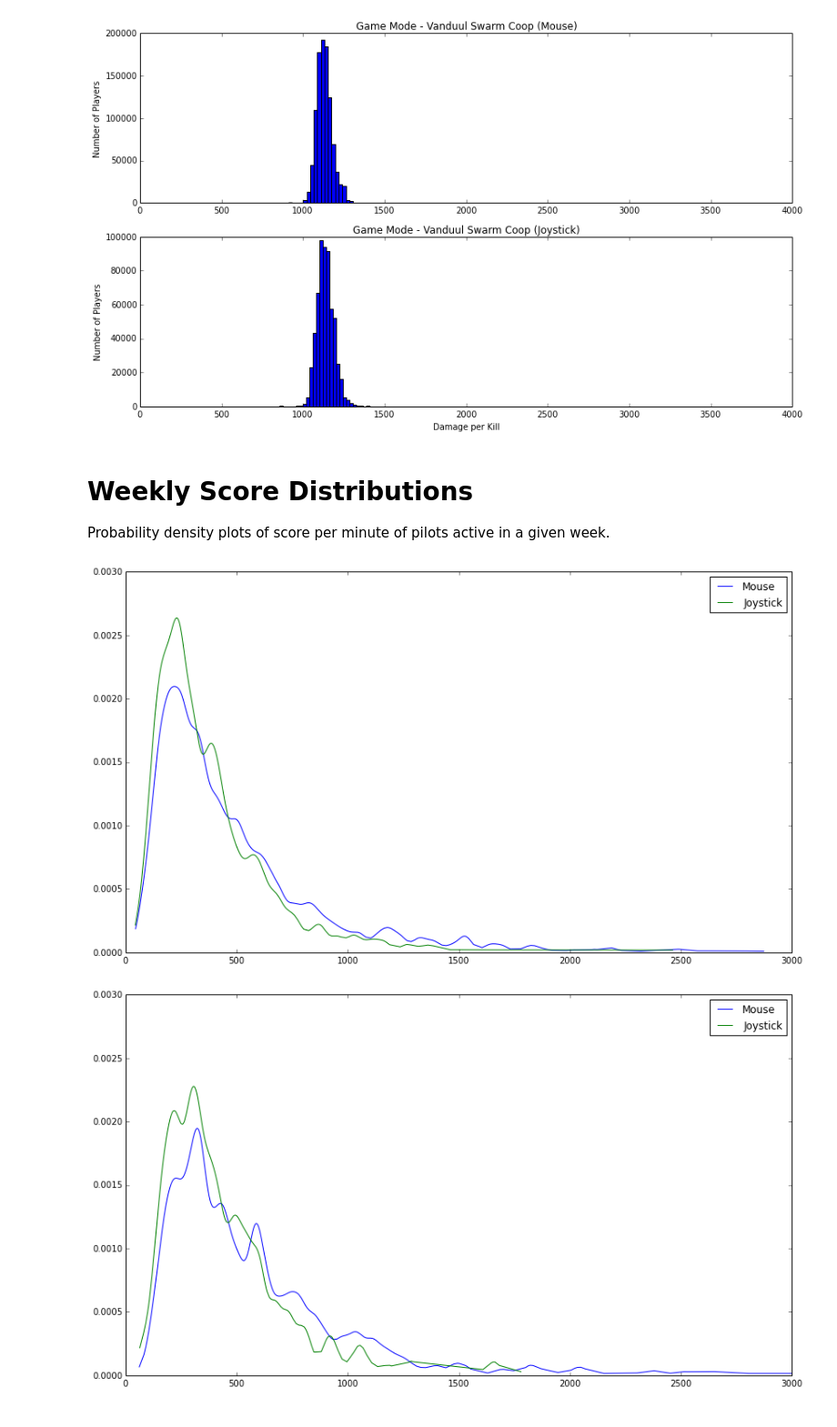
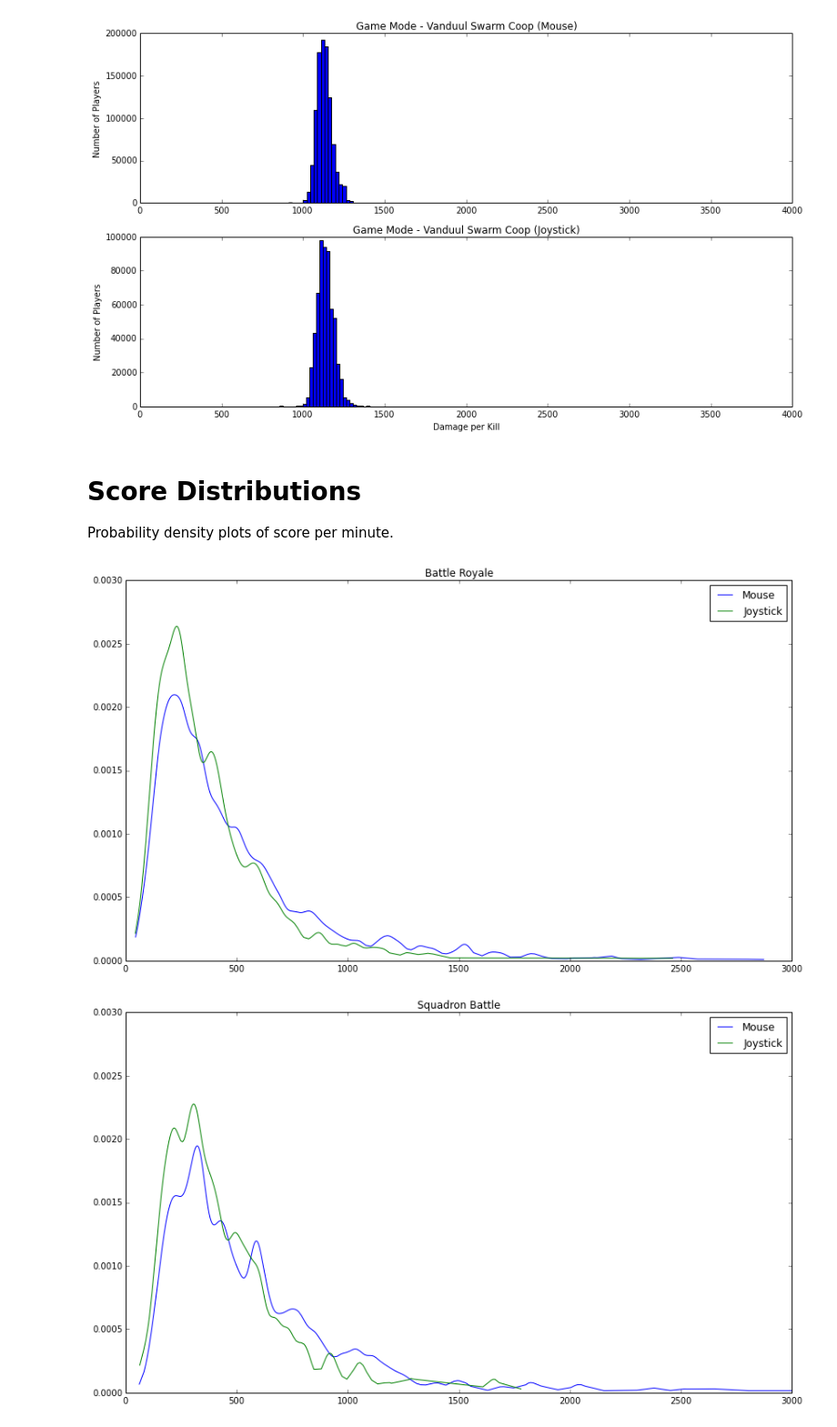
Before and after one commit to WhiteMagic/sc_api, a Jupyter notebook: SC Plots.ipynb, the cells around one changed output. Shown at 91% size. Cells and saved outputs as stored; diff of their text form; code cells hidden in the pictures.

```diff
--- a/SC Plots.ipynb
+++ b/SC Plots.ipynb
@@ -629,16 +625,13 @@ for m, mode in enumerate(modes):
 [figure]
 [figure]
 # %% [markdown]
-Weekly Score Distributions
-==========================
+Score Distributions
+===================
 
-Probability density plots of score per minute of pilots active in a given week.
+Probability density plots of score per minute.
 # %%
 modes = ["BR", "SB", "VC"]
 plot_data = {}
-
-import sklearn
-#from sklearn.neighbors.kde import KernelDensity
 
 # Aggregate plot data
 for mode in modes:
@@ -648,32 +641,33 @@ for mode in modes:
     filtered_data = filter_kills(filtered_data, 5)
 
     #filtered_data = filter_remove_ships(filtered_data, ["F7C-M Super Hornet"])
     #filtered_data = filter_only_ships(filtered_data, ["Origin 325"])
 
     spm = {"Mouse": [], "Joystick": []}
     for pilot in filtered_data:
         dev_name = pilot.favorite_input[0]
         if dev_name in ["Mouse", "Joystick"]:
             spm[dev_name].append(pilot.score_minute)
     plot_data[mode] = {
         "spm": spm
     }
 
 
 # Plot each dataset
 for i, mode in enumerate(modes):
     plt.figure(i)
 
     for j, device in enumerate(["Mouse", "Joystick"]):
         X = [[v,] for v in sorted(plot_data[mode]["spm"][device])]
         estimator = KernelDensity(kernel="gaussian", bandwidth=25.0).fit(X)
 
         y = np.exp(estimator.score_samples(X))
         plt.plot(sorted(plot_data[mode]["spm"][device]), y, label=device)
         plt.ylim(0.0, 0.003)
         plt.xlim(0.0, 3000.0)
+        plt.title(mode_map[mode])
 
     plt.legend()
 # %% [output]
-[figure, old version]
+[figure, new version]
-[figure, old version]
+[figure, new version]
```
Also changed, not shown: parts of 4 cells of this notebook, 1 other file.
